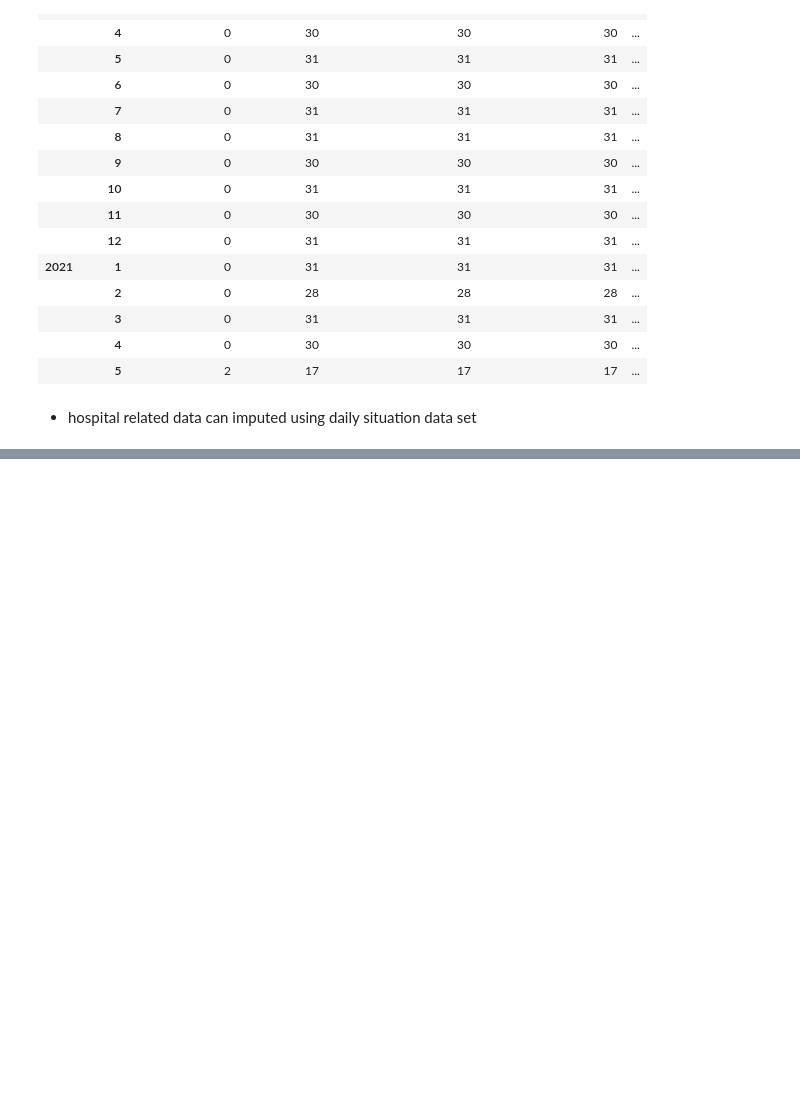
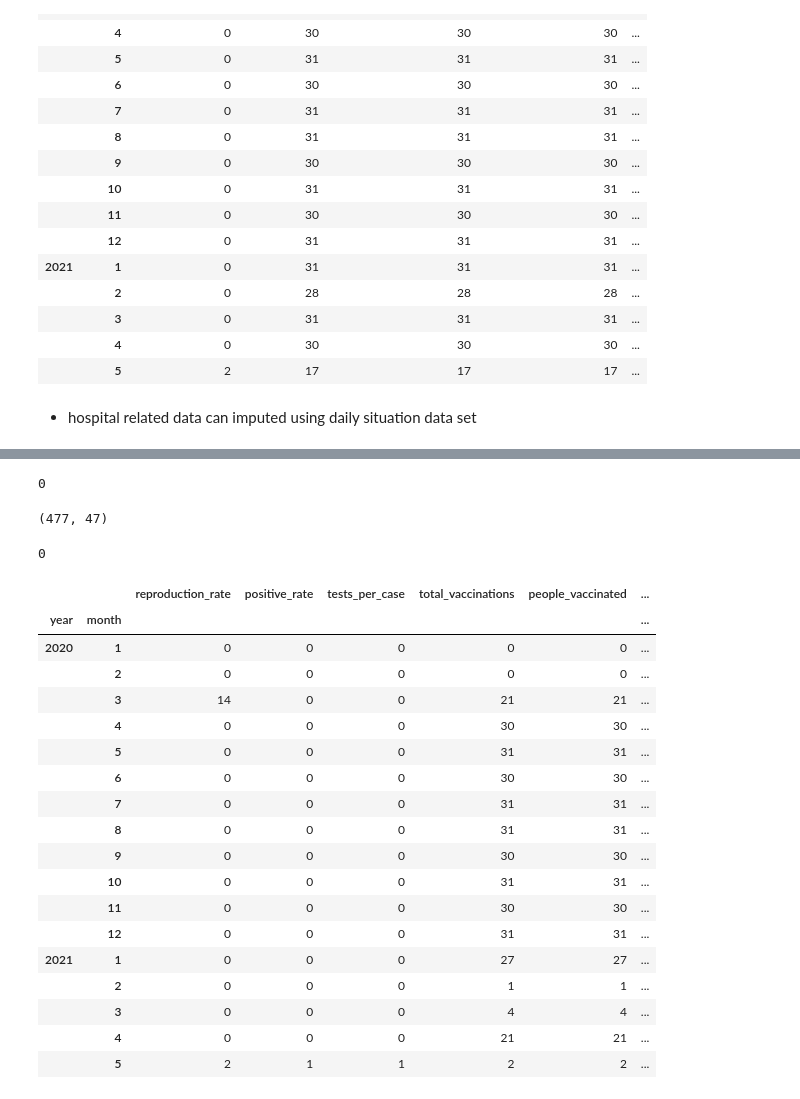
Before and after one commit to ashen007/SL_COVID_analysis, a Jupyter notebook: notebooks/case_data_analysis.ipynb, the cells around one changed output, grey strips where cells are left out. Drawn from its saved outputs; the diff is of its cells as text; code cells hidden in the pictures; blank space fills up the shorter version.

Commit message:
imputed hosp_patients and hosp_patients_per_million with daily_situation dataset and droped weekly data columns about hospitalization

```diff
--- a/notebooks/case_data_analysis.ipynb
+++ b/notebooks/case_data_analysis.ipynb
@@ -465,0 +568,6 @@ na_mask.groupby(by=['year', 'month'])[sl_full.columns[sl_full.isna().sum() > 0]]
+# %%
+
+impute_with = hospitalized_patients_c['count'].to_dict()
+replace_with = sl_full.date.map(impute_with)
+sl_full['hosp_patients'] = np.where(sl_full['hosp_patients'].isna(),replace_with,sl_full['hosp_patients'])
+sl_full['hosp_patients']
@@ -465,0 +587,42 @@ na_mask.groupby(by=['year', 'month'])[sl_full.columns[sl_full.isna().sum() > 0]]
+# %%
+imputer_hosp = MeanMedianImputer(imputation_method='mean',variables=['hosp_patients'])
+imputer_hosp.fit(sl_full)
+sl_full = imputer_hosp.transform(sl_full)
+sl_full['hosp_patients'].isna().sum()
+# %% [output]
+0
+# %%
+sl_full = sl_full.drop(['weekly_hosp_admissions','weekly_hosp_admissions_per_million'],axis=1)
+sl_full.shape
+# %% [output]
+(477, 47)
+# %%
+sl_full['hosp_patients_per_million'] = (sl_full['hosp_patients'] * 1000000)/sl_full['population']
+sl_full['hosp_patients_per_million'].isna().sum()
+# %% [output]
+0
+# %%
+na_mask = sl_full.loc[:, :'human_development_index'].isna()
+na_mask = pd.concat([na_mask, sl_full[['month', 'year']]], axis=1)
+na_mask.groupby(by=['year', 'month'])[sl_full.columns[sl_full.isna().sum() > 0]].sum().style.background_gradient(
+    cmap='YlOrRd')
+# %% [output]
+|  |  | reproduction_rate | positive_rate | tests_per_case | total_vaccinations | people_vaccinated | ... |
+| year | month |  |  |  |  |  | ... |
+| 2020 | 1 | 0 | 0 | 0 | 0 | 0 | ... |
+|  | 2 | 0 | 0 | 0 | 0 | 0 | ... |
+|  | 3 | 14 | 0 | 0 | 21 | 21 | ... |
+|  | 4 | 0 | 0 | 0 | 30 | 30 | ... |
+|  | 5 | 0 | 0 | 0 | 31 | 31 | ... |
+|  | 6 | 0 | 0 | 0 | 30 | 30 | ... |
+|  | 7 | 0 | 0 | 0 | 31 | 31 | ... |
+|  | 8 | 0 | 0 | 0 | 31 | 31 | ... |
+|  | 9 | 0 | 0 | 0 | 30 | 30 | ... |
+|  | 10 | 0 | 0 | 0 | 31 | 31 | ... |
+|  | 11 | 0 | 0 | 0 | 30 | 30 | ... |
+|  | 12 | 0 | 0 | 0 | 31 | 31 | ... |
+| 2021 | 1 | 0 | 0 | 0 | 27 | 27 | ... |
+|  | 2 | 0 | 0 | 0 | 1 | 1 | ... |
+|  | 3 | 0 | 0 | 0 | 4 | 4 | ... |
+|  | 4 | 0 | 0 | 0 | 21 | 21 | ... |
+|  | 5 | 2 | 1 | 1 | 2 | 2 | ... |
```
Also changed, not shown: parts of 6 cells of this notebook.
